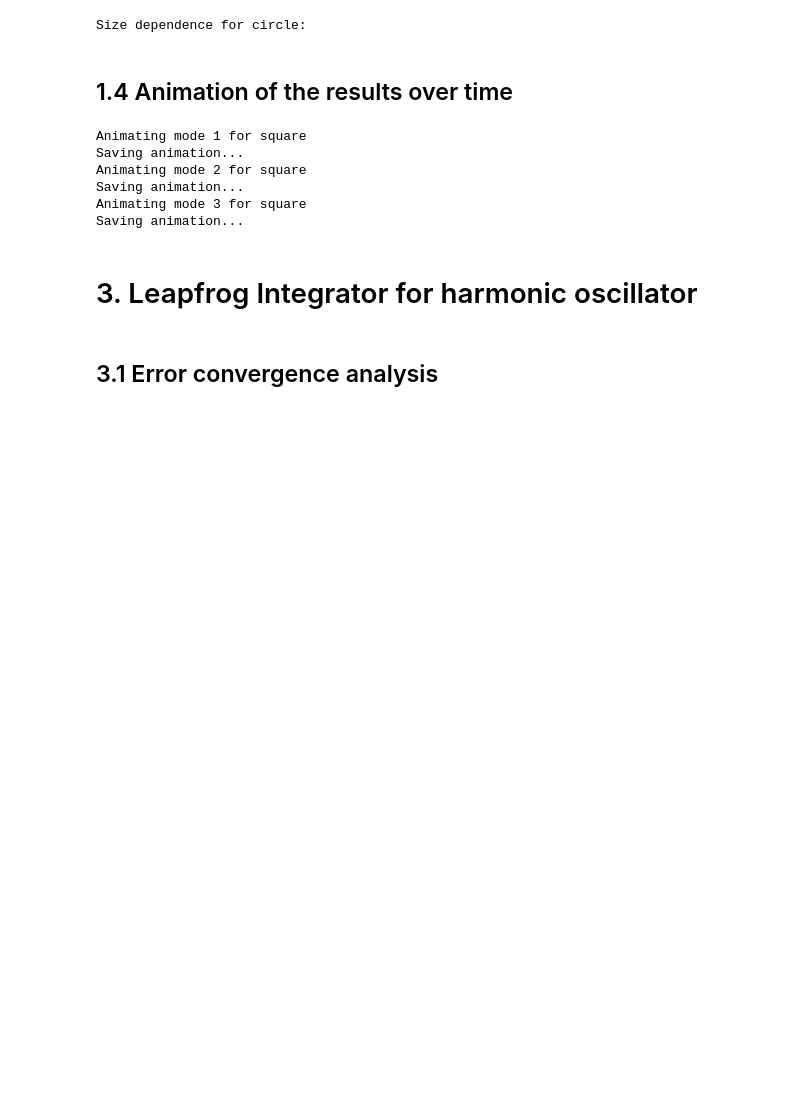
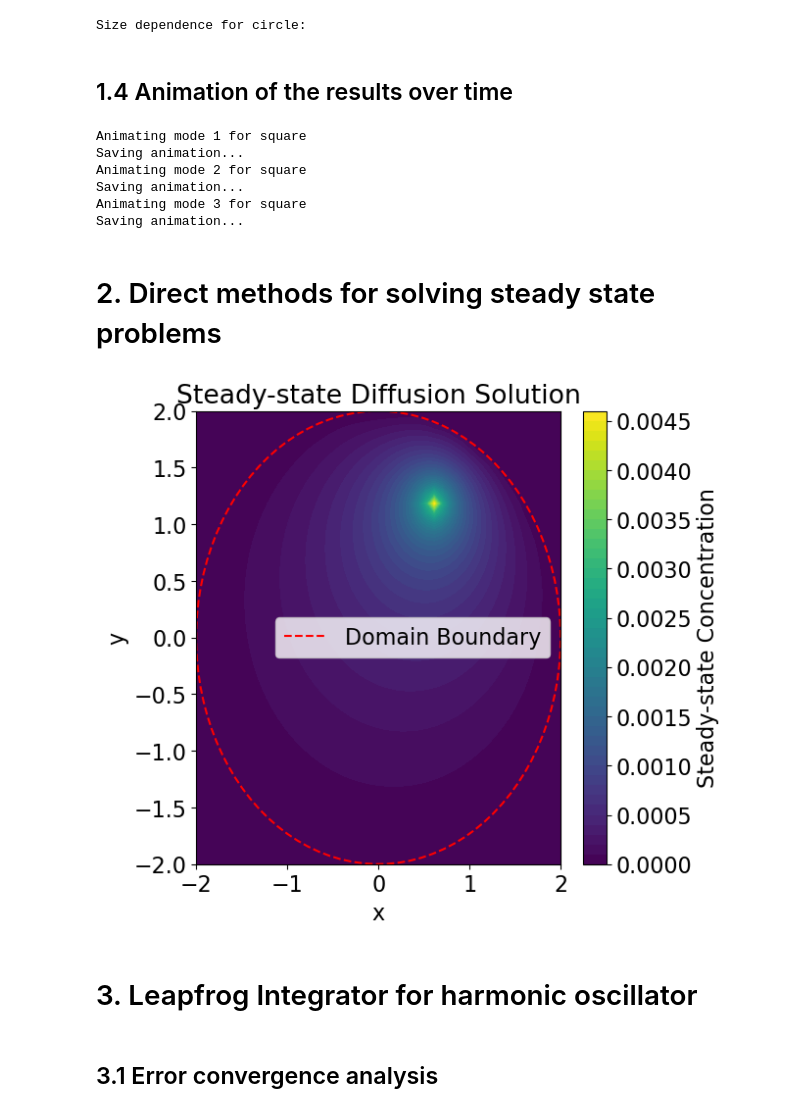
Before and after one commit to mattiamonari/SC_Assignment3, a Jupyter notebook: main.ipynb, the cells around one changed output. Cells and saved outputs as stored; diff of their text form; code cells hidden in the pictures; blank space fills up the shorter version.

Commit message:
steady-state solution

```diff
--- a/main.ipynb
+++ b/main.ipynb
@@ -138,6 +139,15 @@ Animating mode 2 for square
 Saving animation...
 Animating mode 3 for square
 Saving animation...
+# %% [markdown]
+# 2.  Direct methods for solving steady state problems
+# %%
+# Solve the steady-state diffusion equation
+X, Y, C = solve_steady_state_diffusion()
+# Plot the results
+plot_solution(X, Y, C, radius=2.0)
+# %% [output]
+[figure, added]
 # %% [markdown]
 # 3. Leapfrog Integrator for harmonic oscillator
 # %% [markdown]
```
Also changed, not shown: parts of 1 cell of this notebook.
